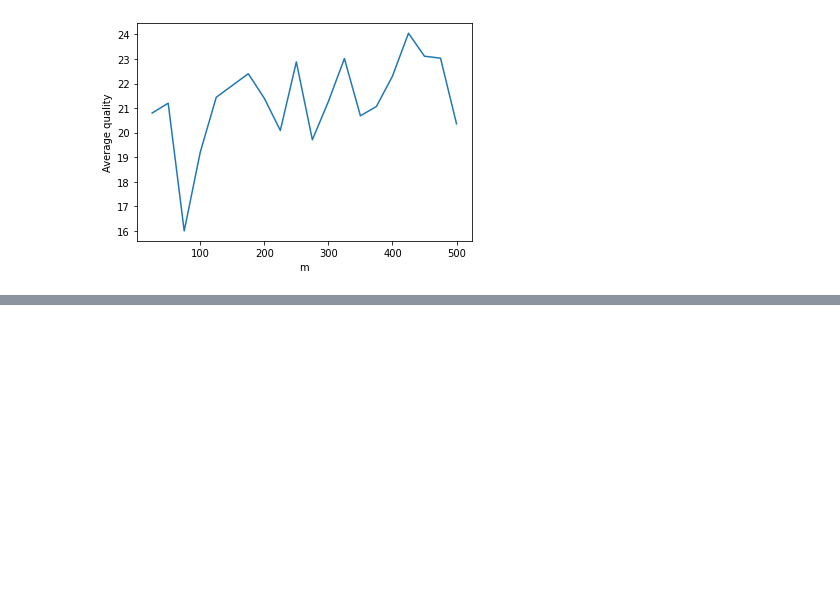
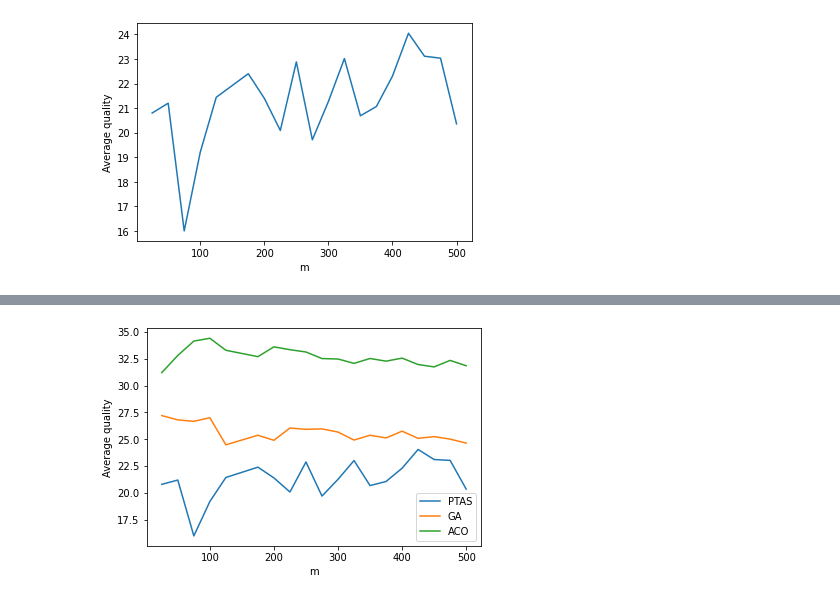
Before and after one commit to aleksakojadinovic/RI-nearest-string, a Jupyter notebook: playground.ipynb, the cells around one changed output, grey strips where cells are left out. Drawn from its saved outputs; the diff is of its cells as text; code cells hidden in the pictures; blank space fills up the shorter version.

```diff
--- a/playground.ipynb
+++ b/playground.ipynb
@@ -155,0 +171,15 @@ yank_graph(path_to_csv='benchmarking_results/testing_m_ptas.csv',
+# %%
+ptas_times = pd.read_csv('benchmarking_results/testing_m_ptas.csv')['Average quality']
+genetic_times = pd.read_csv('benchmarking_results/testing_m_genetic.csv')['Average quality']
+ants_times = pd.read_csv('benchmarking_results/testing_m_ants.csv')['Average quality']
+nrange = pd.read_csv('benchmarking_results/testing_m_ptas.csv')['m']
+
+plt.plot(nrange, ptas_times, label='PTAS')
+plt.plot(nrange, genetic_times, label='GA')
+plt.plot(nrange, ants_times, label='ACO')
+plt.xlabel('m')
+plt.ylabel('Average quality')
+plt.legend()
+plt.savefig('benchmarking_results/figs/m_total_q.png')
+# %% [output]
+[figure, added]
```
Also changed, not shown: parts of 1 cell of this notebook, 7 other files.
